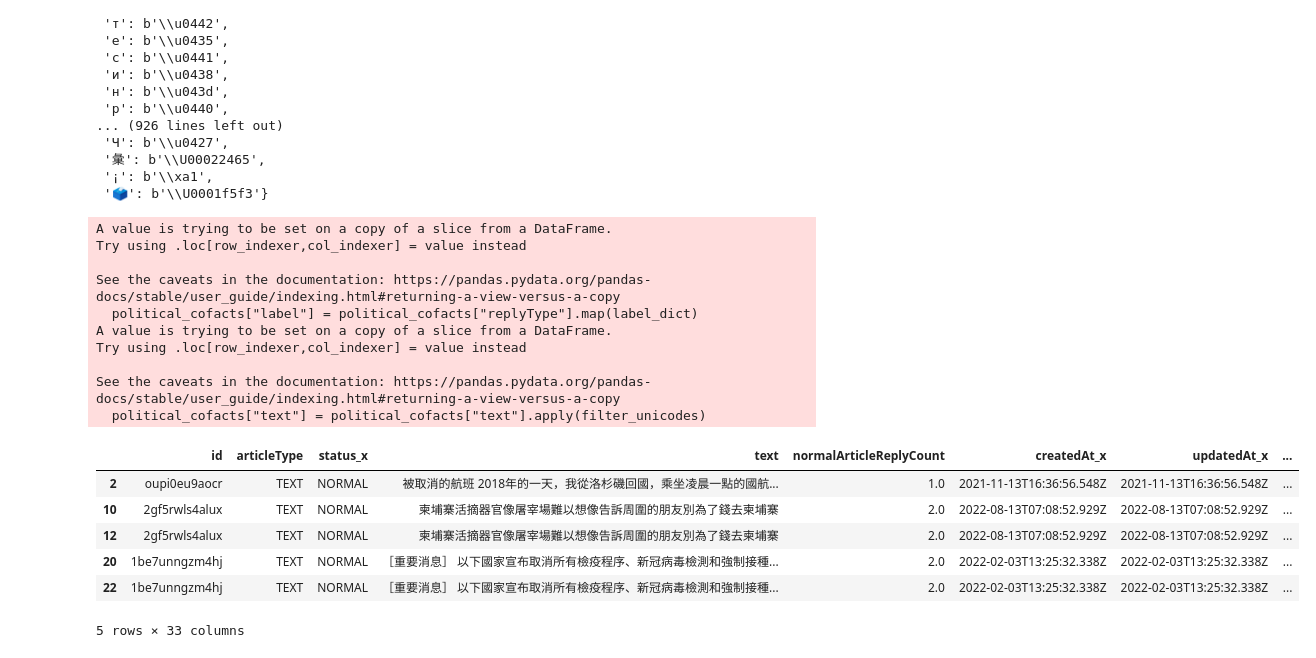
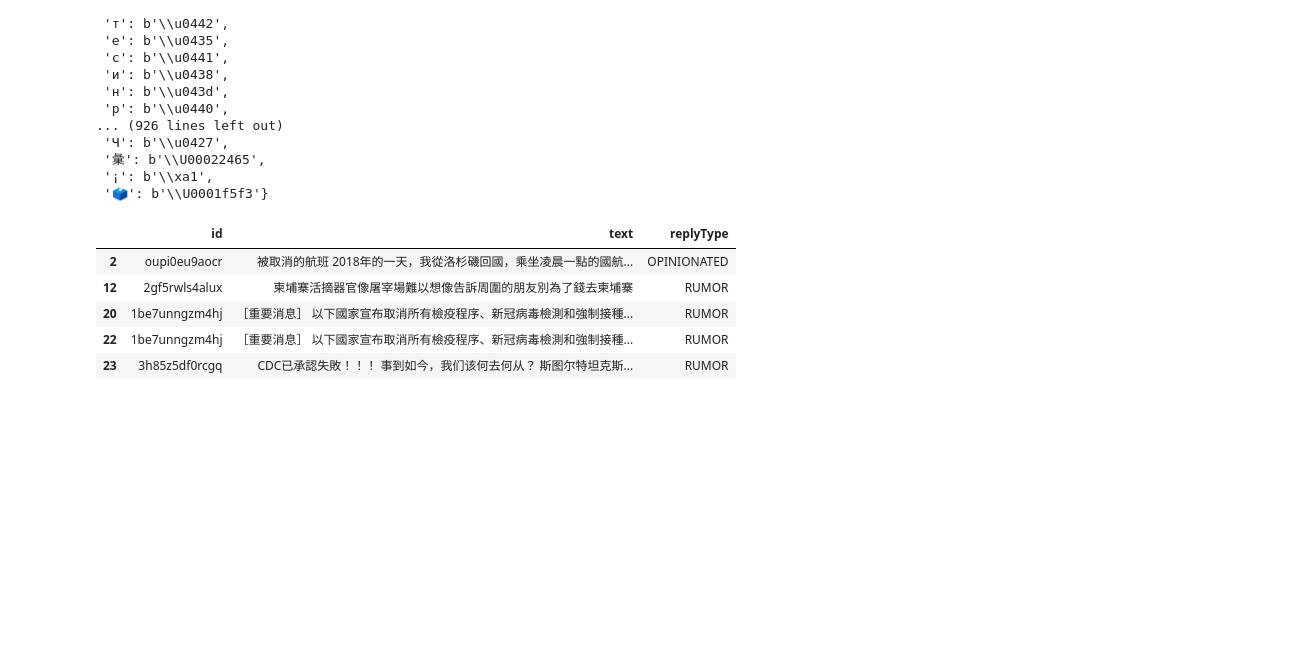
Before and after one commit to WilliamPLaCroix/NN-SoftP, a Jupyter notebook: cofacts.ipynb, the cells around one changed output. Drawn from its saved outputs; the diff is of its cells as text; code cells hidden in the pictures; blank space fills up the shorter version.

```diff
--- a/cofacts.ipynb
+++ b/cofacts.ipynb
@@ -72,6 +67,9 @@ DatasetDict({
 
 political = ["intl", "oT2o7nEBrIRcahlYKQoM", "kj287XEBrIRcahlYvQoS"]
 political_cofacts = art_rep_cat_df[art_rep_cat_df["categoryId"].isin(political)]
-political_cofacts = political_cofacts[political_cofacts["replyType"] != "NOT_ARTICLE"]
+political_cofacts = political_cofacts[political_cofacts["articleType"] == "TEXT"]
+political_cofacts = political_cofacts[political_cofacts["replyType"].isin(["RUMOR", "NOT_RUMOR"])]
+political_cofacts = political_cofacts[["id", "text", "replyType"]]
+political_cofacts = political_cofacts.drop_duplicates()
 len(political_cofacts)
 # %% [output]
@@ -133,0 +131,20 @@ political_cofacts[political_cofacts["text"].str.len() == 28]
+# %%
+def remove_url(text: str):
+    regex = r"https?\S+|\S*\.com\S*"
+    text = re.sub(regex, "", text).strip()
+    if len(text) == 0:
+        text = pd.NA
+    return text
+
+political_cofacts["text"] = political_cofacts["text"].apply(remove_url)
+political_cofacts = political_cofacts.dropna()
+political_cofacts = political_cofacts[(political_cofacts["text"].str.len() <= 2000) & (political_cofacts["text"].str.len() >= 10)]
+
+label_mapping = {
+    "NOT_RUMOR": 0,
+    "RUMOR": 1
+    }
+
+political_cofacts["label"] = political_cofacts['replyType'].replace(label_mapping)
+political_cofacts = political_cofacts[["text", "label"]]
+political_cofacts = political_cofacts.reset_index(drop=True)
@@ -219,45 +253,35 @@ find_unicodes([c[0] for c in remove.most_common()])
 # %%
 ### putting it all together
 def filter_unicodes(text: str):
     if pd.notna(text):
         text = re.sub("\n", " ", text)
         regex_urls = r"https?\S+|\S*\.com\S*"
         text = re.sub(regex_urls, "", text)
-        if text.strip():
+        text = text.strip()
+        if text:
             regex_han_ascii = re.compile(r"[^\u4E00-\u9FFF\u3000-\u303F\u0000-\u007F\u2000-\u206F\uFF00-\uFF65]")
             text = regex_han_ascii.sub("", text)
-            if not text.strip():
+            if not text:
                 text = pd.NA
         else:
             text = pd.NA
     return text
 
 
-label_dict = {
-    "NOT_RUMOR": 0,
-    "OPINIONATED" : 1,
-    "RUMOR" : 2
-}
-
-political_cofacts["label"] = political_cofacts["replyType"].map(label_dict)
+#label_dict = {
+#    "NOT_RUMOR": 0,
+#    "OPINIONATED" : 1,
+#    "RUMOR" : 2
+#}
+#
+#political_cofacts["label"] = political_cofacts["replyType"].map(label_dict)
 political_cofacts["text"] = political_cofacts["text"].apply(filter_unicodes)
 political_cofacts = political_cofacts.dropna(subset=["text", "replyType"])
 political_cofacts.head()
 # %% [output]
-A value is trying to be set on a copy of a slice from a DataFrame.
-Try using .loc[row_indexer,col_indexer] = value instead
-
-See the caveats in the documentation: https://pandas.pydata.org/pandas-docs/stable/user_guide/indexing.html#returning-a-view-versus-a-copy
-  political_cofacts["label"] = political_cofacts["replyType"].map(label_dict)
-A value is trying to be set on a copy of a slice from a DataFrame.
-Try using .loc[row_indexer,col_indexer] = value instead
-
-See the caveats in the documentation: https://pandas.pydata.org/pandas-docs/stable/user_guide/indexing.html#returning-a-view-versus-a-copy
-  political_cofacts["text"] = political_cofacts["text"].apply(filter_unicodes)
-|  | id | articleType | status_x | text | normalArticleReplyCount | createdAt_x | updatedAt_x | ... |
-| 2 | oupi0eu9aocr | TEXT | NORMAL | 被取消的航班 2018年的一天，我從洛杉磯回國，乘坐凌晨一點的國航... | 1.0 | 2021-11-13T16:36:56.548Z | 2021-11-13T16:36:56.548Z | ... |
-| 10 | 2gf5rwls4alux | TEXT | NORMAL | 柬埔寨活摘器官像屠宰場難以想像告訴周圍的朋友別為了錢去柬埔寨 | 2.0 | 2022-08-13T07:08:52.929Z | 2022-08-13T07:08:52.929Z | ... |
-| 12 | 2gf5rwls4alux | TEXT | NORMAL | 柬埔寨活摘器官像屠宰場難以想像告訴周圍的朋友別為了錢去柬埔寨 | 2.0 | 2022-08-13T07:08:52.929Z | 2022-08-13T07:08:52.929Z | ... |
-| 20 | 1be7unngzm4hj | TEXT | NORMAL | ［重要消息］ 以下國家宣布取消所有檢疫程序、新冠病毒檢測和強制接種... | 2.0 | 2022-02-03T13:25:32.338Z | 2022-02-03T13:25:32.338Z | ... |
-| 22 | 1be7unngzm4hj | TEXT | NORMAL | ［重要消息］ 以下國家宣布取消所有檢疫程序、新冠病毒檢測和強制接種... | 2.0 | 2022-02-03T13:25:32.338Z | 2022-02-03T13:25:32.338Z | ... |
+|  | id | text | replyType |
+| 2 | oupi0eu9aocr | 被取消的航班 2018年的一天，我從洛杉磯回國，乘坐凌晨一點的國航... | OPINIONATED |
+| 12 | 2gf5rwls4alux | 柬埔寨活摘器官像屠宰場難以想像告訴周圍的朋友別為了錢去柬埔寨 | RUMOR |
+| 20 | 1be7unngzm4hj | ［重要消息］ 以下國家宣布取消所有檢疫程序、新冠病毒檢測和強制接種... | RUMOR |
+| 22 | 1be7unngzm4hj | ［重要消息］ 以下國家宣布取消所有檢疫程序、新冠病毒檢測和強制接種... | RUMOR |
+| 23 | 3h85z5df0rcgq | CDC已承認失敗！！！ 事到如今，我们该何去何从？ 斯图尔特坦克斯... | RUMOR |
-5 rows × 33 columns
```
Also changed, not shown: parts of 11 cells of this notebook, 2 other files.
